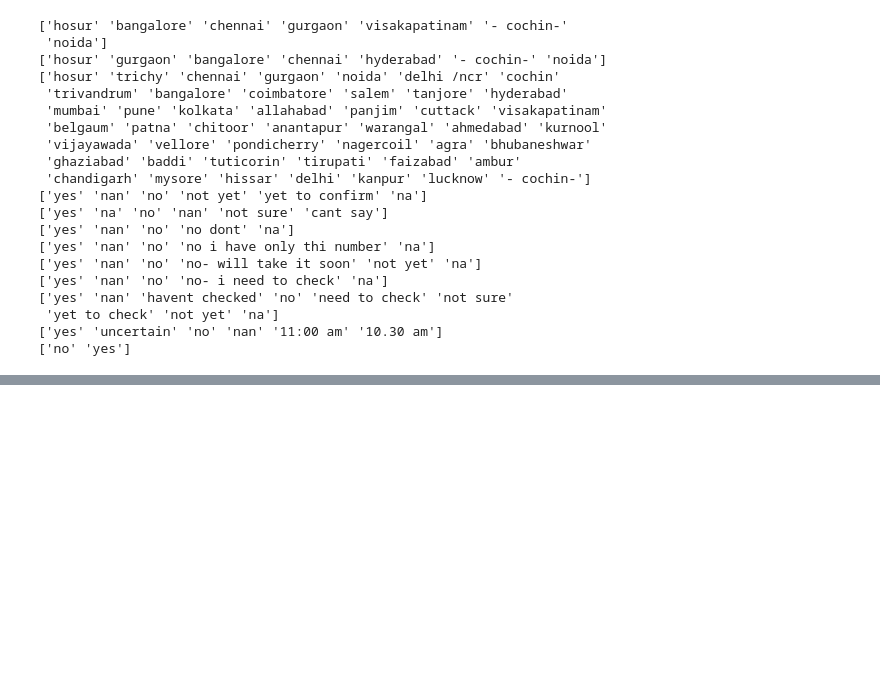
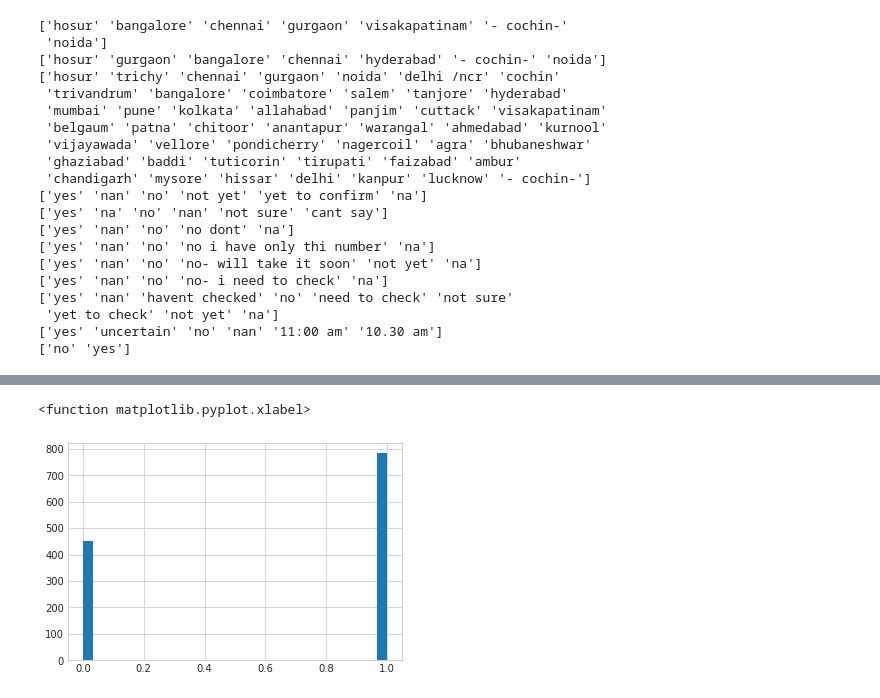
Before and after one commit to itsourav19/Predicting-Interview-Attendence, a Jupyter notebook: Diptam/Project.ipynb, the cells around one changed output, grey strips where cells are left out. Cells and saved outputs as stored; diff of their text form; code cells hidden in the pictures; blank space fills up the shorter version.

```diff
--- a/Diptam/Project.ipynb
+++ b/Diptam/Project.ipynb
@@ -436,0 +477,2 @@ sns.heatmap(df.isnull(),yticklabels=False,cbar=False,cmap='viridis')
+# %%
+df = df.drop(['Skillset'], axis = 1)
@@ -436,0 +489,7 @@ sns.heatmap(df.isnull(),yticklabels=False,cbar=False,cmap='viridis')
+# %%
+sns.set_style('whitegrid')
+df['Attended'].hist(bins=30)
+plt.xlabel
+# %% [output]
+<function matplotlib.pyplot.xlabel>
+[figure, added]
```
Also changed, not shown: parts of 19 cells of this notebook.
